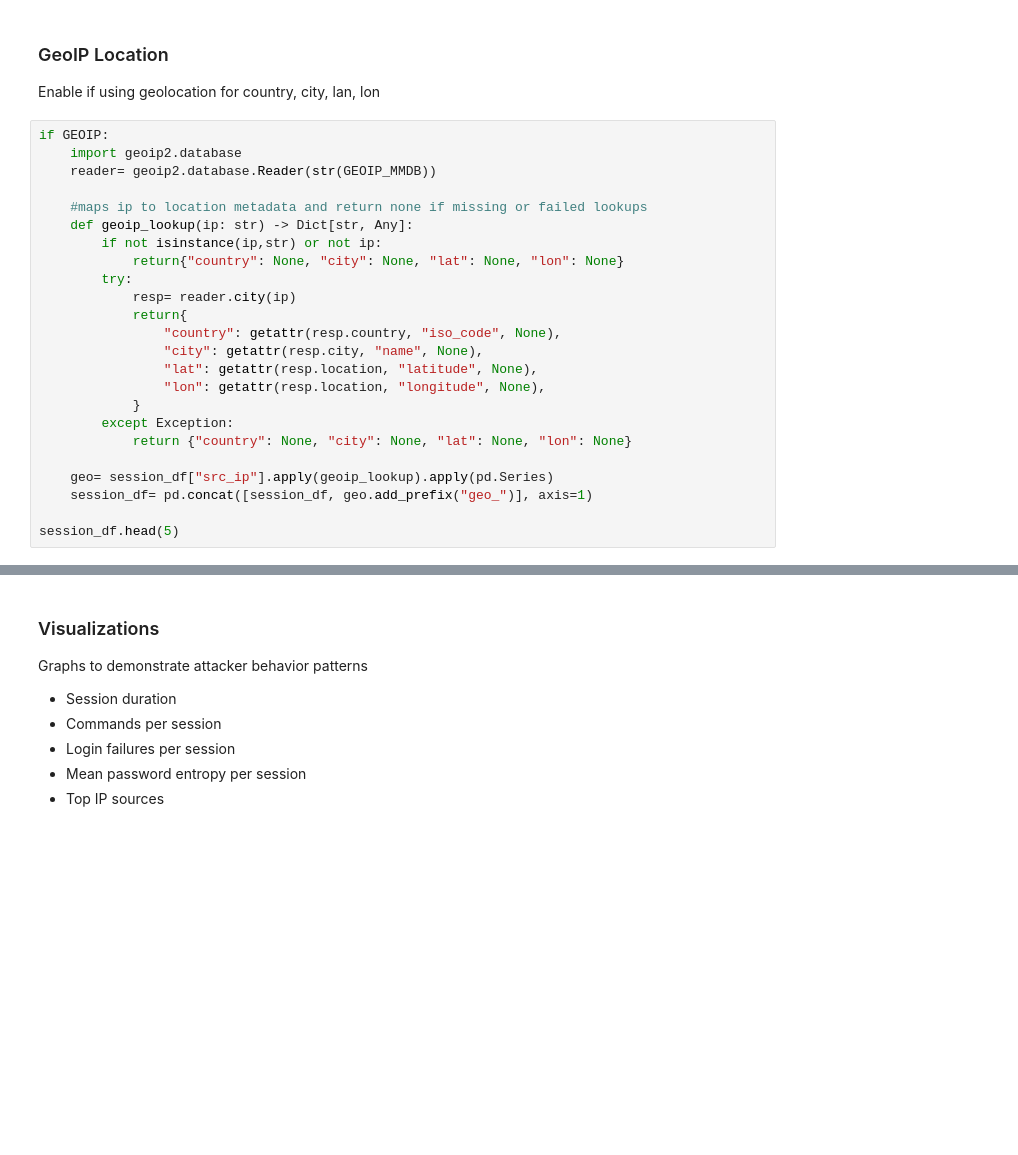
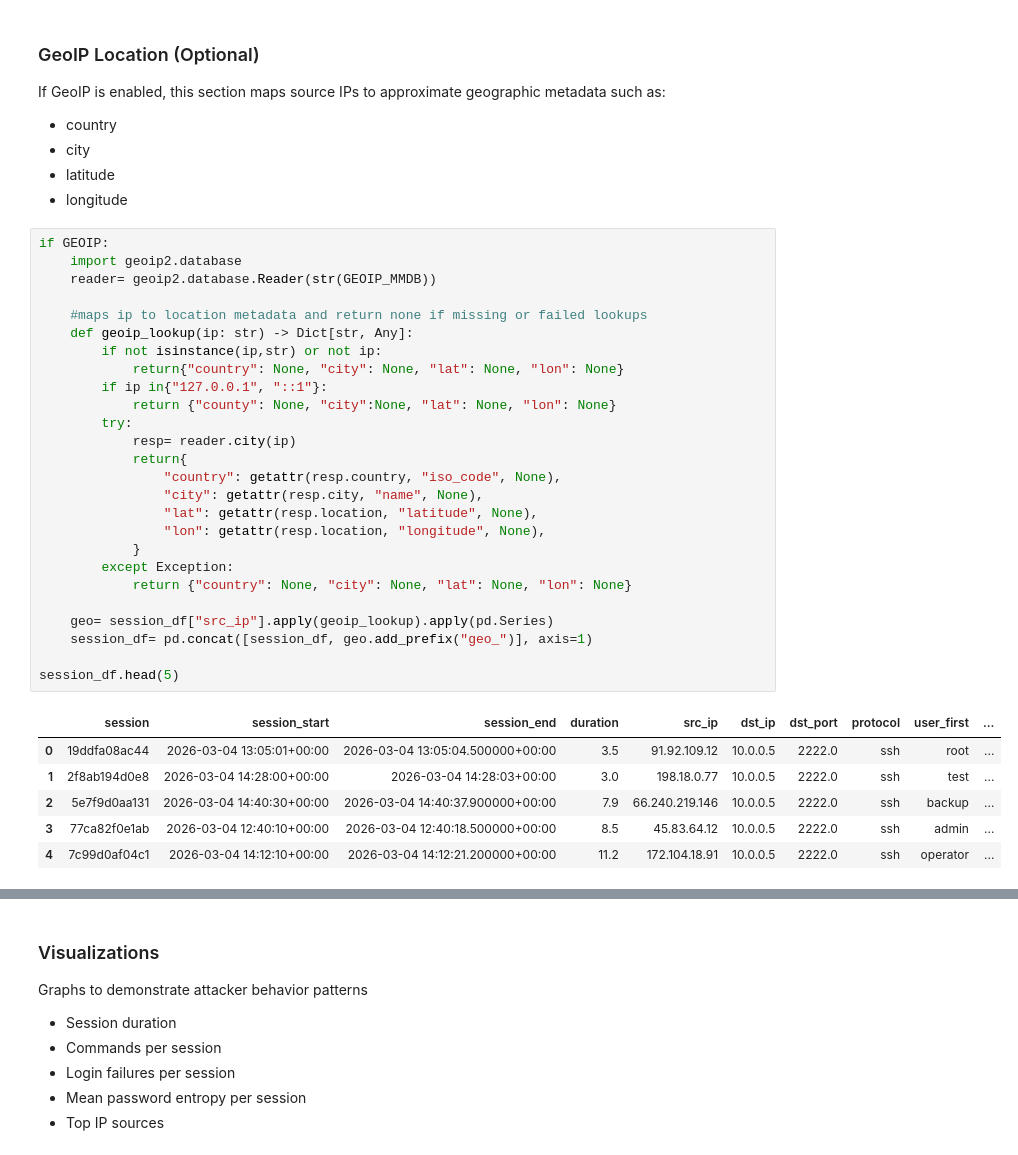
Before and after one commit to SethJonesIntern/SentinelGrid, a Jupyter notebook: machine-learning/notebooks/01_honeypot_pipeline.ipynb, the cells around one changed output, grey strips where cells are left out. Drawn from its saved outputs; the diff is of its cells as text; blank space fills up the shorter version.

```diff
--- a/machine-learning/notebooks/01_honeypot_pipeline.ipynb
+++ b/machine-learning/notebooks/01_honeypot_pipeline.ipynb
@@ -313,30 +848,44 @@ session_df[["session", "duration", "cmd_count", "cmds_per_min","login_fail", "fa
 # %% [markdown]
-### GeoIP Location
-Enable if using geolocation for country, city, lan, lon
+### GeoIP Location (Optional)
+
+If GeoIP is enabled, this section maps source IPs to approximate geographic metadata such as:
+- country
+- city
+- latitude
+- longitude
 # %%
 if GEOIP:
     import geoip2.database
     reader= geoip2.database.Reader(str(GEOIP_MMDB))
 
     #maps ip to location metadata and return none if missing or failed lookups
     def geoip_lookup(ip: str) -> Dict[str, Any]:
         if not isinstance(ip,str) or not ip:
             return{"country": None, "city": None, "lat": None, "lon": None}
+        if ip in{"127.0.0.1", "::1"}:
+            return {"county": None, "city":None, "lat": None, "lon": None}
         try:
             resp= reader.city(ip)
             return{
                 "country": getattr(resp.country, "iso_code", None),
                 "city": getattr(resp.city, "name", None),
                 "lat": getattr(resp.location, "latitude", None),
                 "lon": getattr(resp.location, "longitude", None),
             }
         except Exception:
             return {"country": None, "city": None, "lat": None, "lon": None}
 
     geo= session_df["src_ip"].apply(geoip_lookup).apply(pd.Series)
     session_df= pd.concat([session_df, geo.add_prefix("geo_")], axis=1)
 
 session_df.head(5)
+# %% [output]
+|  | session | session_start | session_end | duration | src_ip | dst_ip | dst_port | protocol | user_first | ... |
+| 0 | 19ddfa08ac44 | 2026-03-04 13:05:01+00:00 | 2026-03-04 13:05:04.500000+00:00 | 3.5 | 91.92.109.12 | 10.0.0.5 | 2222.0 | ssh | root | ... |
+| 1 | 2f8ab194d0e8 | 2026-03-04 14:28:00+00:00 | 2026-03-04 14:28:03+00:00 | 3.0 | 198.18.0.77 | 10.0.0.5 | 2222.0 | ssh | test | ... |
+| 2 | 5e7f9d0aa131 | 2026-03-04 14:40:30+00:00 | 2026-03-04 14:40:37.900000+00:00 | 7.9 | 66.240.219.146 | 10.0.0.5 | 2222.0 | ssh | backup | ... |
+| 3 | 77ca82f0e1ab | 2026-03-04 12:40:10+00:00 | 2026-03-04 12:40:18.500000+00:00 | 8.5 | 45.83.64.12 | 10.0.0.5 | 2222.0 | ssh | admin | ... |
+| 4 | 7c99d0af04c1 | 2026-03-04 14:12:10+00:00 | 2026-03-04 14:12:21.200000+00:00 | 11.2 | 172.104.18.91 | 10.0.0.5 | 2222.0 | ssh | operator | ... |
 # %% [markdown]
 ### ML Feature Table
 Constructs final dataset for training
```
Also changed, not shown: parts of 23 cells of this notebook, 6 other files.
